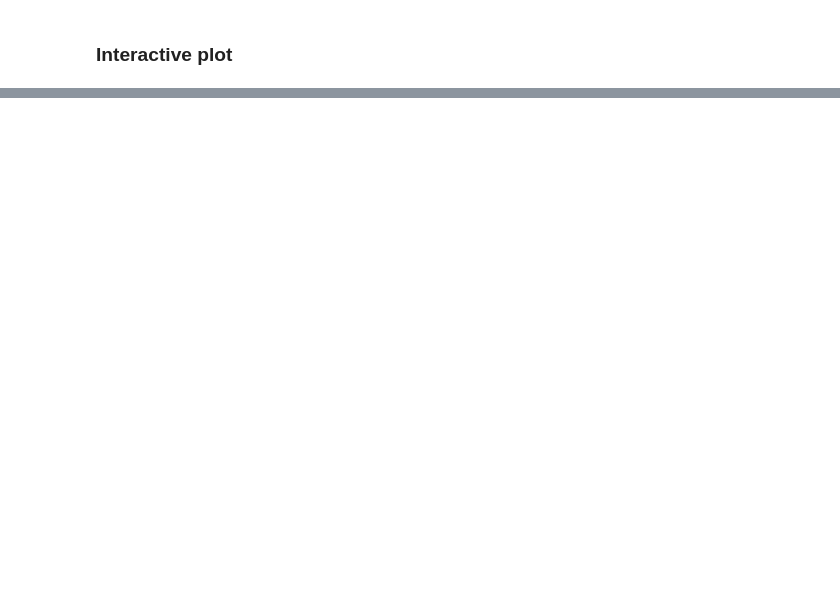
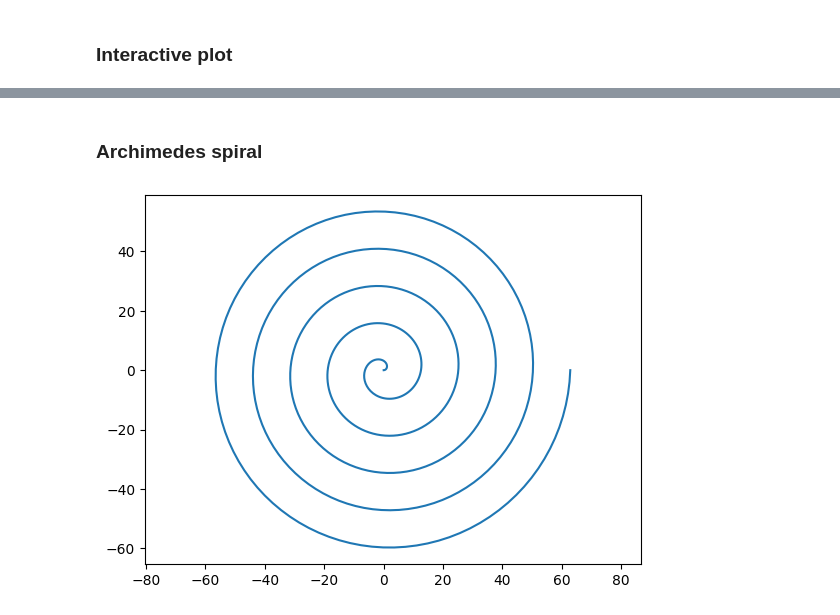
Before and after one commit to TheLegend442/drawing_spirals, a Jupyter notebook: fourier.ipynb, the cells around one changed output, grey strips where cells are left out. Cells and saved outputs as stored; diff of their text form; code cells hidden in the pictures; blank space fills up the shorter version.

```diff
--- a/fourier.ipynb
+++ b/fourier.ipynb
@@ -488,0 +551,27 @@ Error:
+# %% [markdown]
+### Archimedes spiral
+# %%
+def archimedas_spiral(theta_range, a0, granularity=500):
+    theta = np.linspace(theta_range[0], theta_range[1], granularity)
+    arch_x = a0*theta*np.cos(theta)
+    arch_y = a0*theta*np.sin(theta)
+
+    return (arch_x,arch_y)
+
+def archimedas_descriptor(theta_range, a0, granularity=500):
+    arch = archimedas_spiral(theta_range, a0, granularity)
+
+    arch_traj = resample_trajectory([(x,y) for x,y in zip(arch[0],arch[1])],M)
+    Z_archimedes = fourier_descriptor_transform(arch_traj)
+
+    return Z_archimedes
+# %%
+theta_range = [0,10*np.pi]
+a0 = 2
+
+arch = archimedas_spiral(theta_range, a0)
+plt.plot(arch[0],arch[1])
+plt.axis('equal')
+plt.show()
+# %% [output]
+[figure, added]
```
Also changed, not shown: parts of 46 cells of this notebook, 24 other files.
